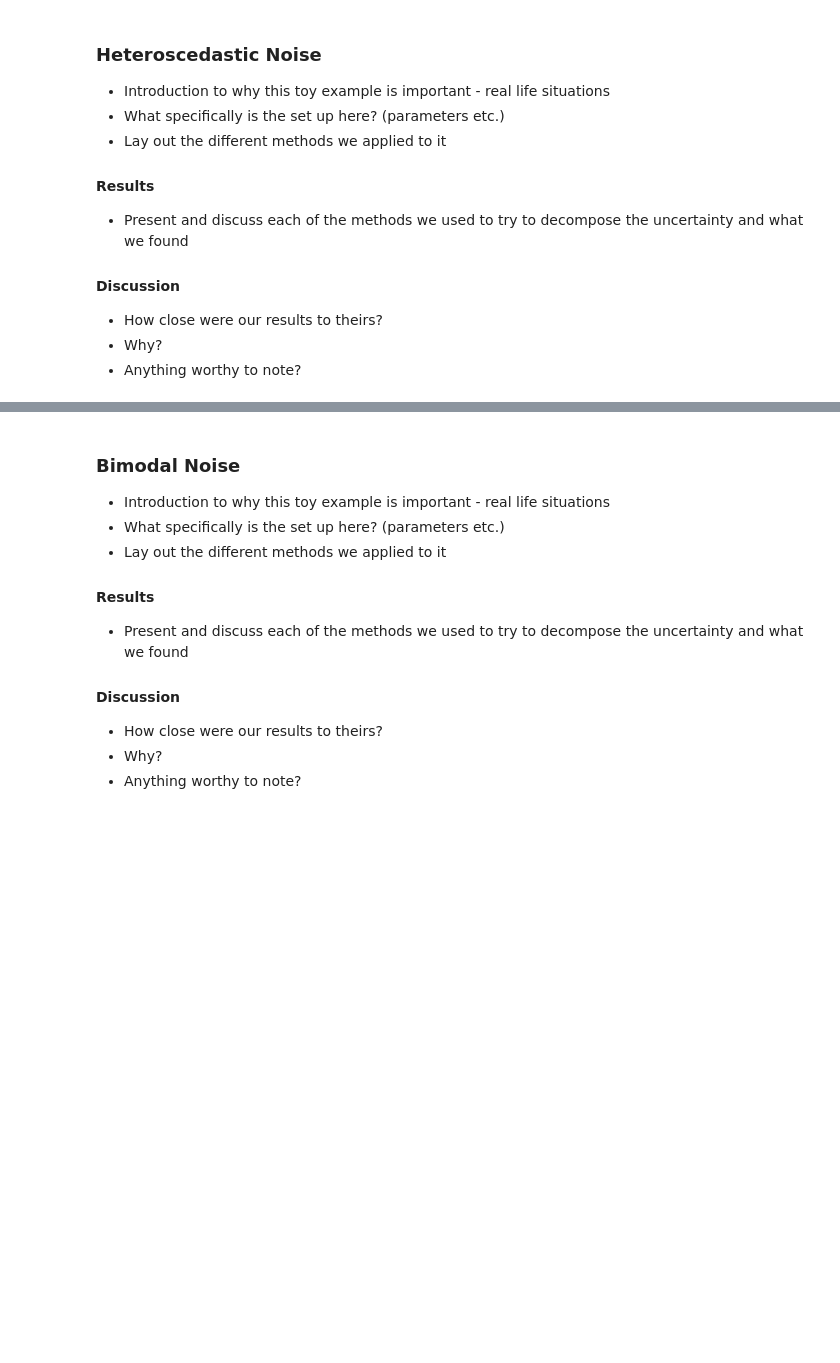
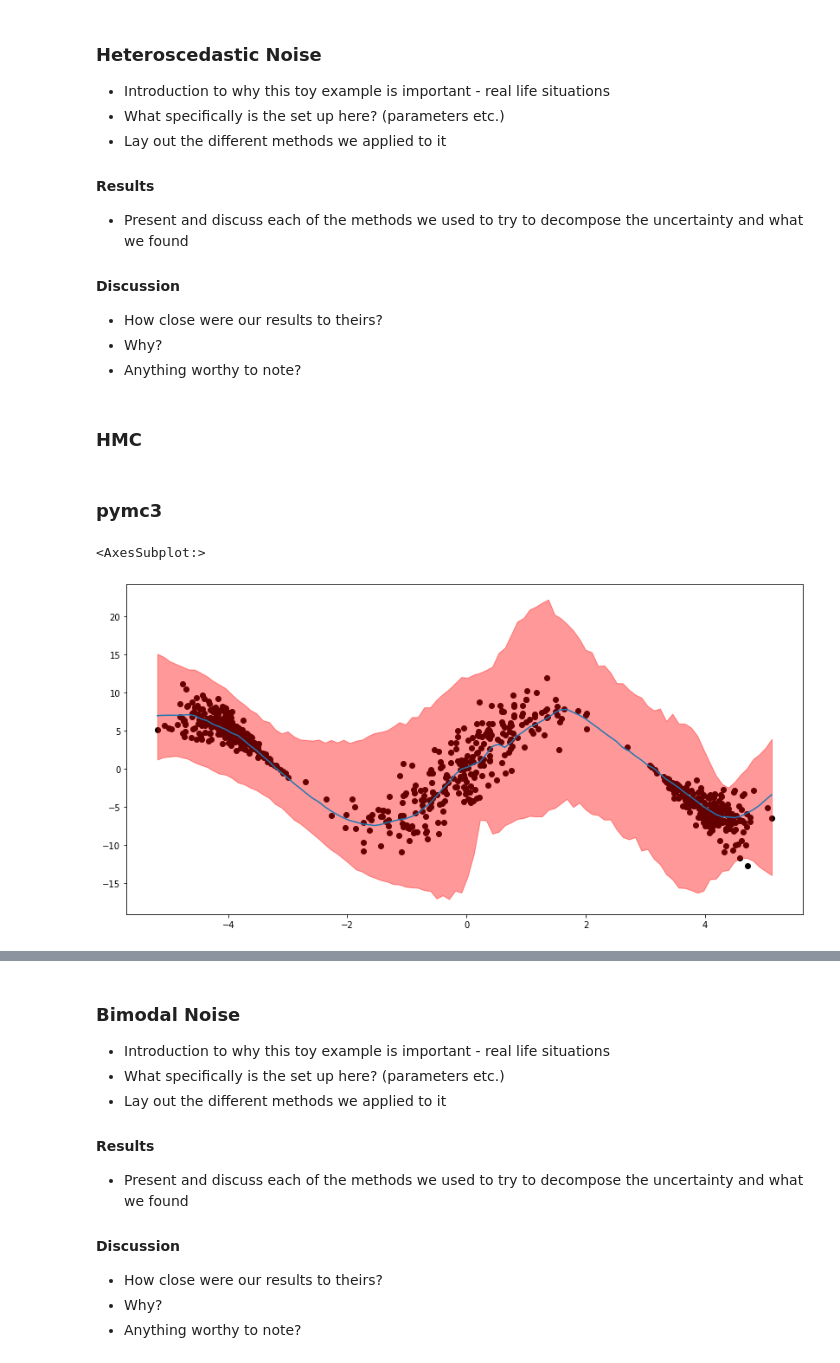
Before and after one commit to 2020fa-207-final-project/decomposition-of-uncertainty, a Jupyter notebook: notebooks/decomposition_of_uncertainty_report.ipynb, the cells around one changed output, grey strips where cells are left out. Drawn from its saved outputs; the diff is of its cells as text; code cells hidden in the pictures; blank space fills up the shorter version.

Commit message:
pymc3 updates and writeup progress

```diff
--- a/notebooks/decomposition_of_uncertainty_report.ipynb
+++ b/notebooks/decomposition_of_uncertainty_report.ipynb
@@ -186,3 +201,17 @@ We need to HIGHLIGHT:
+# %%
+# Parameters to set up BNN_LV architecture
+gamma = 1
+sigma = 1
+
+architecture = {'input_n':1,
+             'output_n':1,
+             'hidden_layers':[20,20],
+             'biases' : [1,1,1],
+             'activations' : ['relu', 'relu', 'linear'],
+             'gamma':[gamma],
+             'sigma':[sigma]}
+
+bnn_lv = BNN_LV(architecture=architecture)
 # %% [markdown]
 ### Heteroscedastic Noise
 
@@ -199,3 +228,9 @@ We need to HIGHLIGHT:
 * How close were our results to theirs?
 * Why?
 * Anything worthy to note?
+# %%
+y_hsc, X_hsc = generate_regression_outputs(type='hsc')
+
+X_test_hsc = np.linspace(min(X_hsc), max(X_hsc), 100)
+# %% [markdown]
+### HMC
@@ -201,0 +239,10 @@ We need to HIGHLIGHT:
+# %% [markdown]
+### pymc3
+# %%
+#see `` for sampling code
+posterior_samples_pymc3_hsc = np.load('pymc3/hsc/hsc_run_with_z_w_trace_target9_maxtree12.npy')
+# %%
+plot_posterior_predictive(X_test_hsc, bnn_lv, posterior_samples_pymc3_hsc, mode='fill', ax=None, figsize=(14,7), real_x=X_hsc, real_y=y_hsc)
+# %% [output]
+<AxesSubplot:>
+[figure, added]
```
Also changed, not shown: parts of 17 cells of this notebook, 2 other files.
